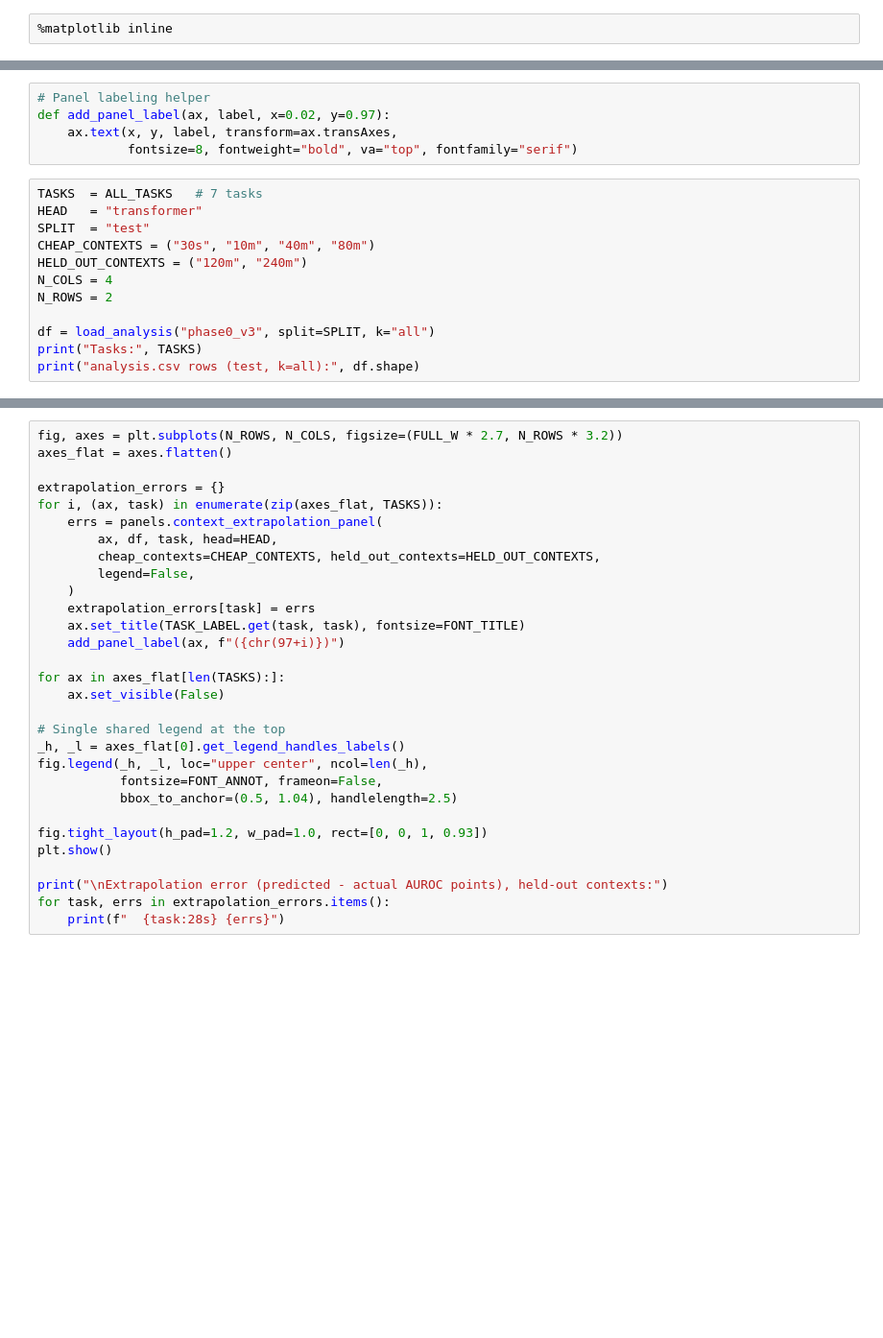
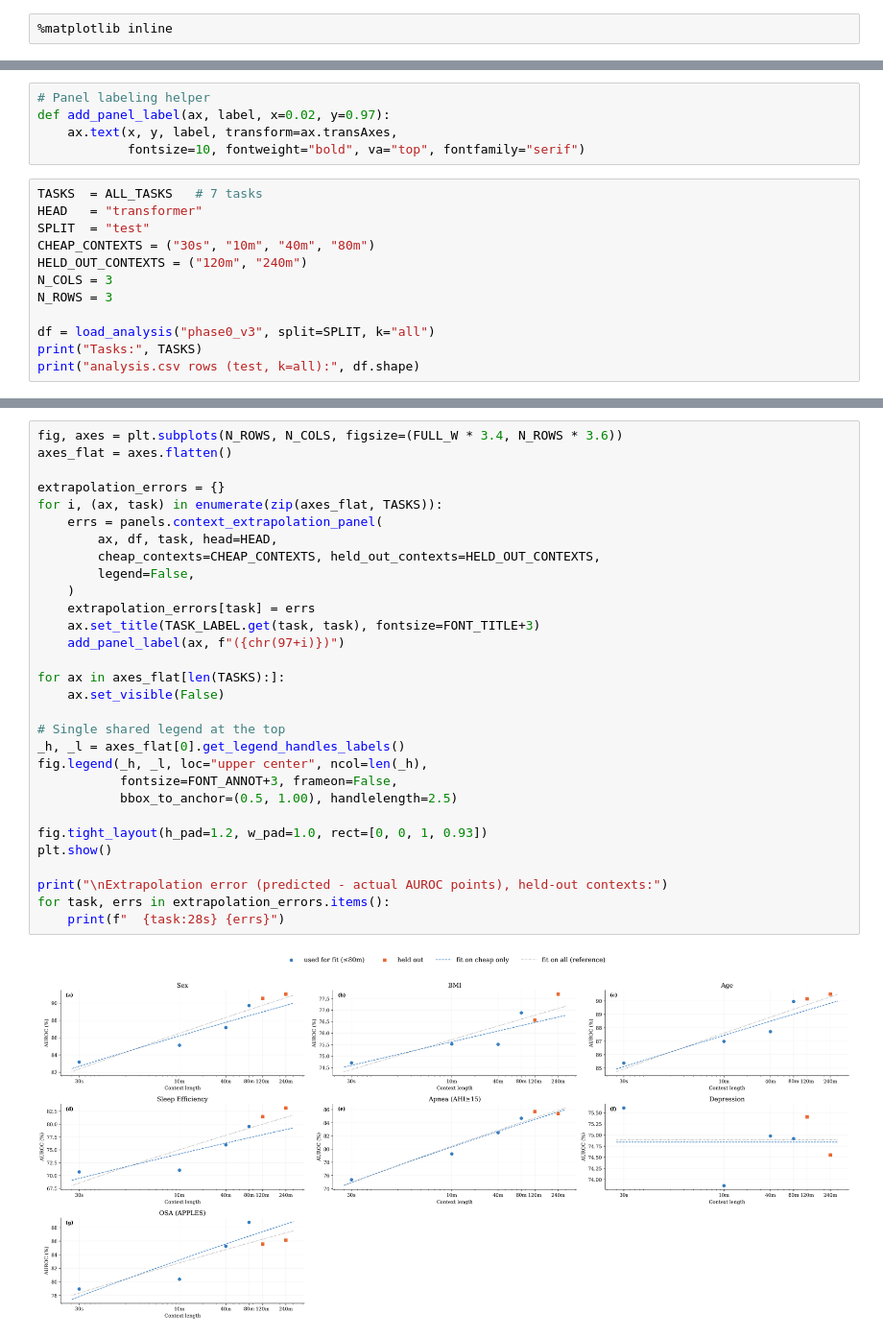
Before and after one commit to boshrakh95/NSRR-tools, a Jupyter notebook: results/paper_figures/notebooks_npj/sfig3_context_extrapolation.ipynb, the cells around one changed output, grey strips where cells are left out. Shown at 96% size. Cells and saved outputs as stored; diff of their text form; blank space fills up the shorter version.

```diff
--- a/results/paper_figures/notebooks_npj/sfig3_context_extrapolation.ipynb
+++ b/results/paper_figures/notebooks_npj/sfig3_context_extrapolation.ipynb
@@ -66,15 +69,15 @@ print(f"final_results/ : {'✓ found' if _ok else '✗ NOT FOUND — edit _find_
 # Panel labeling helper
 def add_panel_label(ax, label, x=0.02, y=0.97):
     ax.text(x, y, label, transform=ax.transAxes,
-            fontsize=8, fontweight="bold", va="top", fontfamily="serif")
+            fontsize=10, fontweight="bold", va="top", fontfamily="serif")
 # %%
 TASKS  = ALL_TASKS   # 7 tasks
 HEAD   = "transformer"
 SPLIT  = "test"
 CHEAP_CONTEXTS = ("30s", "10m", "40m", "80m")
 HELD_OUT_CONTEXTS = ("120m", "240m")
-N_COLS = 4
-N_ROWS = 2
+N_COLS = 3
+N_ROWS = 3
 
 df = load_analysis("phase0_v3", split=SPLIT, k="all")
 print("Tasks:", TASKS)
@@ -82,30 +88,32 @@ print("analysis.csv rows (test, k=all):", df.shape)
 # %%
-fig, axes = plt.subplots(N_ROWS, N_COLS, figsize=(FULL_W * 2.7, N_ROWS * 3.2))
+fig, axes = plt.subplots(N_ROWS, N_COLS, figsize=(FULL_W * 3.4, N_ROWS * 3.6))
 axes_flat = axes.flatten()
 
 extrapolation_errors = {}
 for i, (ax, task) in enumerate(zip(axes_flat, TASKS)):
     errs = panels.context_extrapolation_panel(
         ax, df, task, head=HEAD,
         cheap_contexts=CHEAP_CONTEXTS, held_out_contexts=HELD_OUT_CONTEXTS,
         legend=False,
     )
     extrapolation_errors[task] = errs
-    ax.set_title(TASK_LABEL.get(task, task), fontsize=FONT_TITLE)
+    ax.set_title(TASK_LABEL.get(task, task), fontsize=FONT_TITLE+3)
     add_panel_label(ax, f"({chr(97+i)})")
 
 for ax in axes_flat[len(TASKS):]:
     ax.set_visible(False)
 
 # Single shared legend at the top
 _h, _l = axes_flat[0].get_legend_handles_labels()
 fig.legend(_h, _l, loc="upper center", ncol=len(_h),
-           fontsize=FONT_ANNOT, frameon=False,
-           bbox_to_anchor=(0.5, 1.04), handlelength=2.5)
+           fontsize=FONT_ANNOT+3, frameon=False,
+           bbox_to_anchor=(0.5, 1.00), handlelength=2.5)
 
 fig.tight_layout(h_pad=1.2, w_pad=1.0, rect=[0, 0, 1, 0.93])
 plt.show()
 
 print("\nExtrapolation error (predicted - actual AUROC points), held-out contexts:")
 for task, errs in extrapolation_errors.items():
     print(f"  {task:28s} {errs}")
+# %% [output]
+[figure, added]
```
Also changed, not shown: parts of 4 cells of this notebook, 7 other files.
